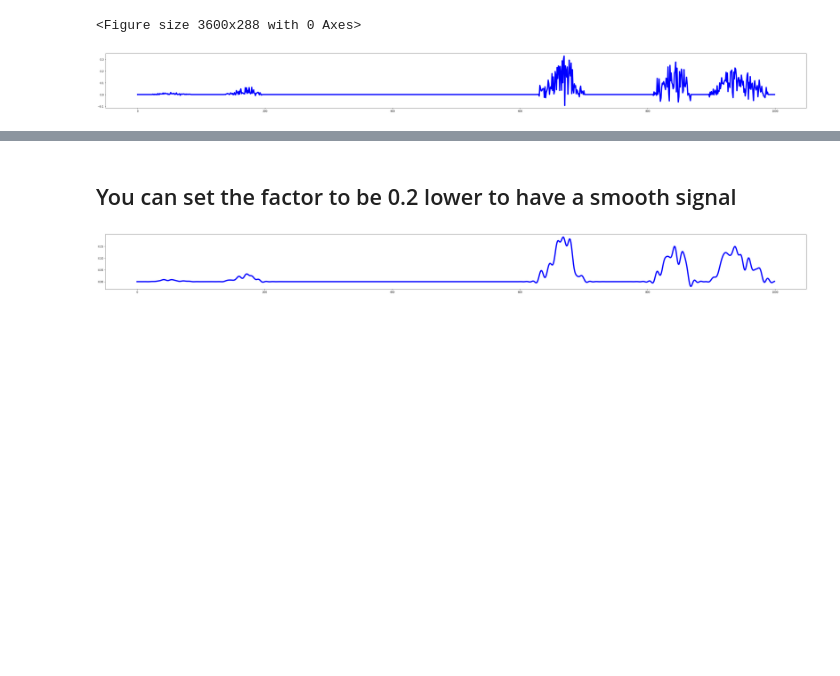
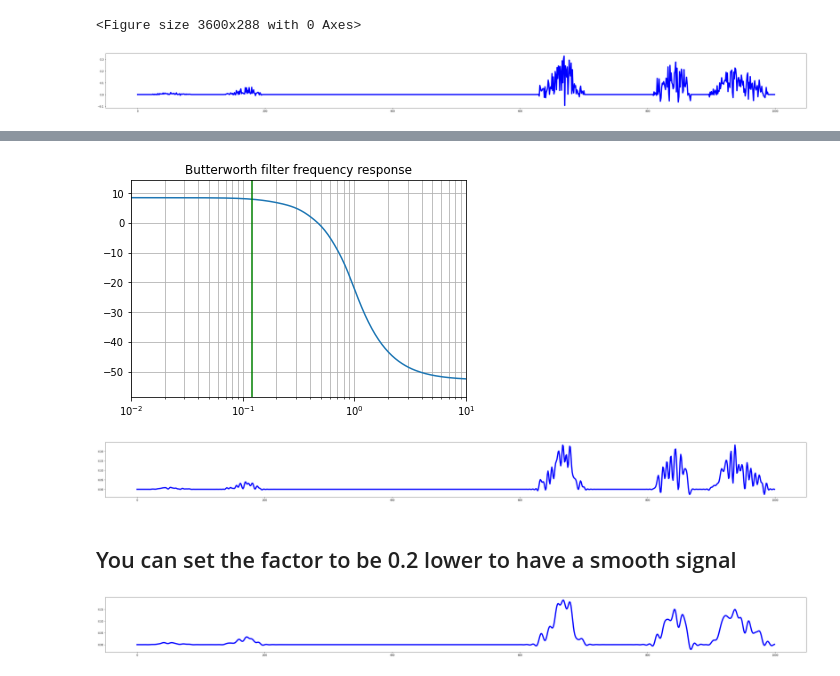
Before and after one commit to frankchen121212/RHSNet, a Jupyter notebook: motif_extractor_example.ipynb, the cells around one changed output, grey strips where cells are left out. Drawn from its saved outputs; the diff is of its cells as text; code cells hidden in the pictures; blank space fills up the shorter version.

```diff
--- a/motif_extractor_example.ipynb
+++ b/motif_extractor_example.ipynb
@@ -77,3 +93,21 @@ plt.show()
+# %%
+b, a = signal.butter(8, 0.4, 'lowpass')
+w, h = signal.freqs(b, a)
+plt.semilogx(w, 20 * np.log10(abs(h)))
+plt.title('Butterworth filter frequency response')
+plt.margins(0, 0.1)
+plt.grid(which='both', axis='both')
+plt.axvline(0.12, color='green',label="cutoff frequency") # cutoff frequency
+plt.show()
+# %% [output]
+[figure, added]
+# %%
+filtered_signal = signal.filtfilt(b, a, sample_signal)
+plt.figure(figsize=(50,4))
+plt.plot(filtered_signal ,'b', linewidth=5)
+plt.show()
+# %% [output]
+[figure, added]
 # %% [markdown]
 ## You can set the factor to be 0.2 lower to have a smooth signal
 # %%
```
Also changed, not shown: parts of 16 cells of this notebook.
